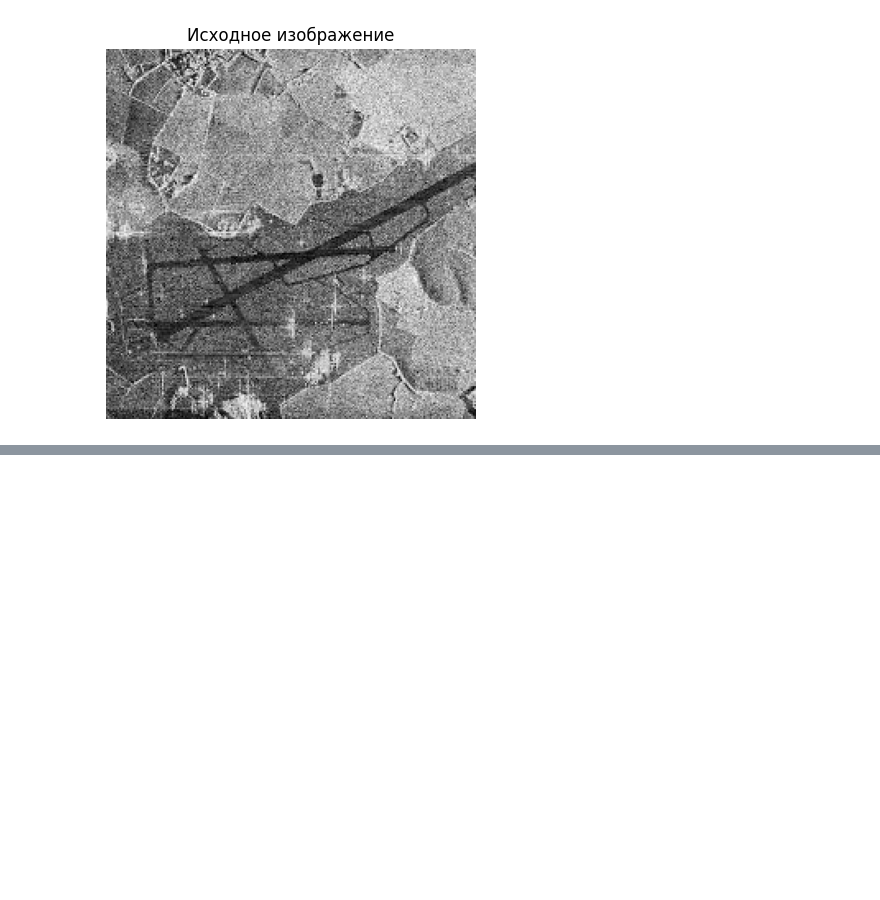
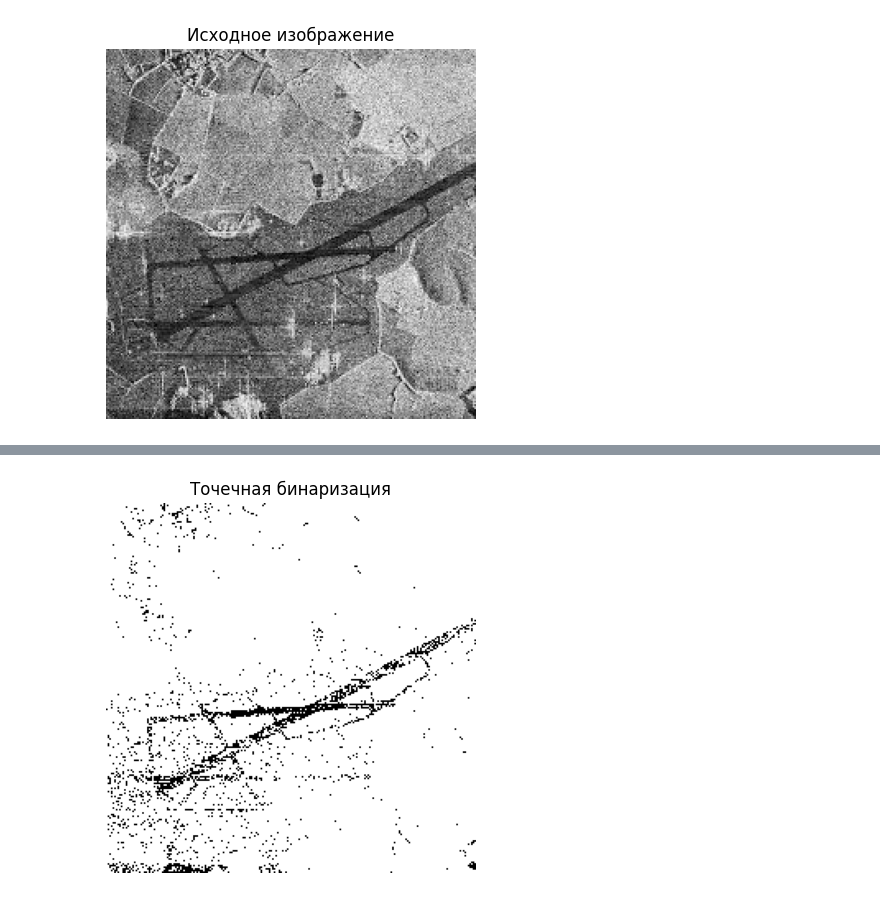
Before and after one commit to AlekseyPosternack/Image-Processing, a Jupyter notebook: 3_Binarization_Edges/Practice_3/Lab3.ipynb, the cells around one changed output, grey strips where cells are left out. Saved outputs shown, nothing was run; the diff lists cells and outputs as text; code cells hidden in the pictures; blank space fills up the shorter version.

```diff
--- a/3_Binarization_Edges/Practice_3/Lab3.ipynb
+++ b/3_Binarization_Edges/Practice_3/Lab3.ipynb
@@ -20,0 +66,13 @@ plt.show()
+# %%
+#Точечная бинаризация
+bin_img = copy.deepcopy(image_gray)
+T  = 50
+bin_img[image_gray < T] = 0
+bin_img[image_gray >= T] = 255
+
+plt.imshow(bin_img, cmap='gray')
+plt.title('Точечная бинаризация')
+plt.axis('off')
+plt.show()
+# %% [output]
+[figure, added]
```
Also changed, not shown: parts of 10 cells of this notebook.
